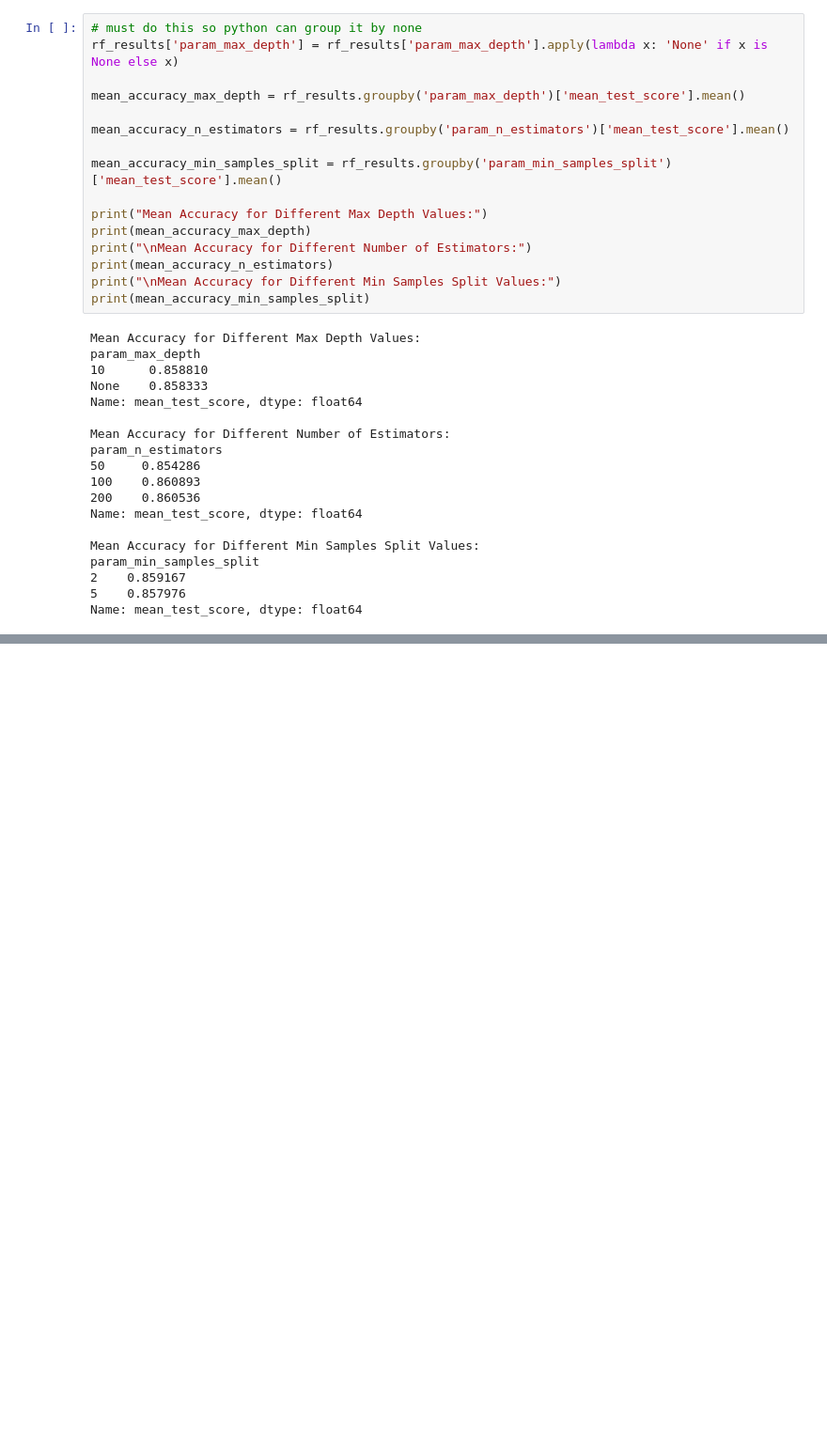
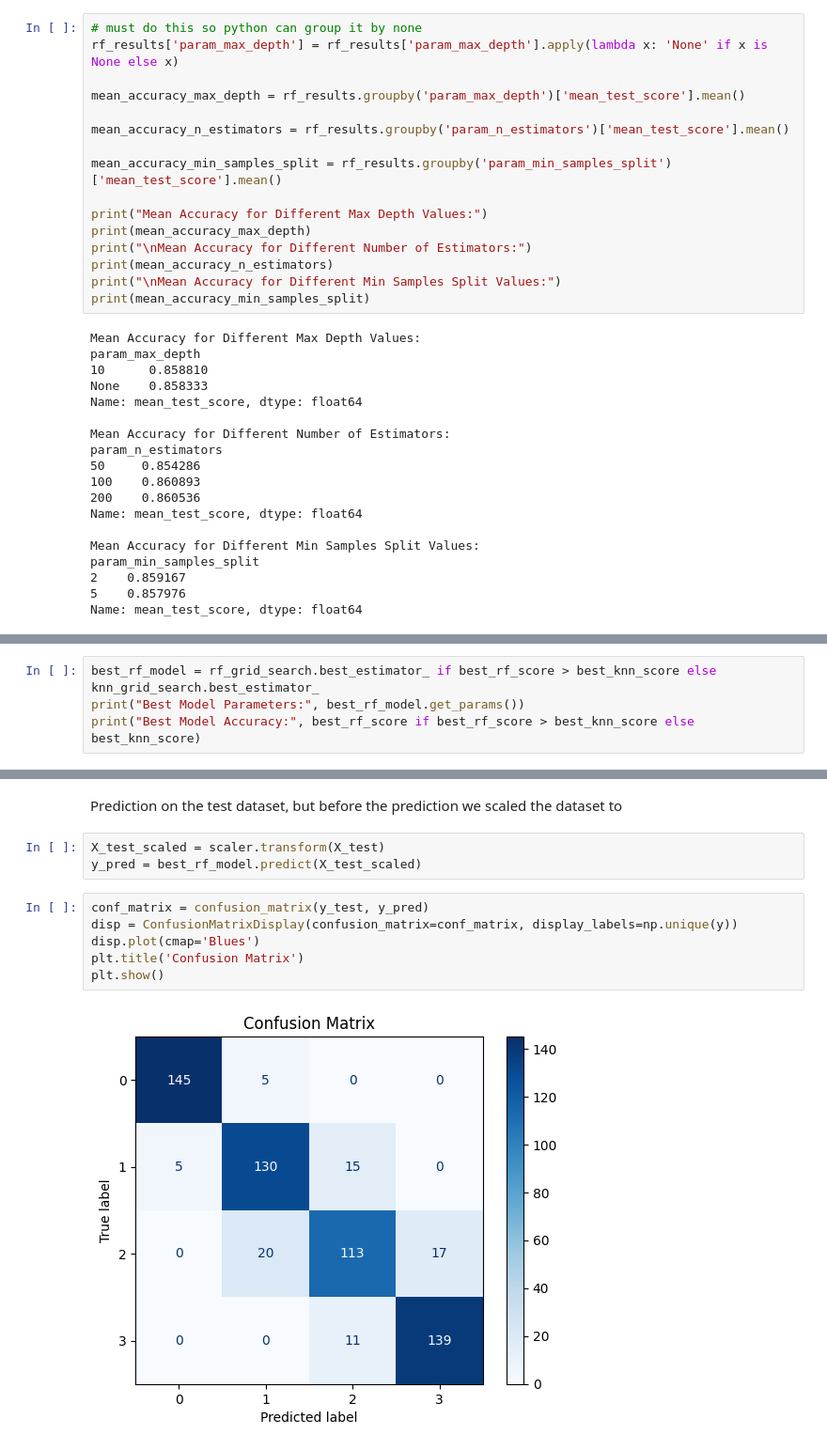
Before and after one commit to Emir515/Business-Intelligence-Assignment-2, a Jupyter notebook: BusinessIntelligence.ipynb, the cells around one changed output, grey strips where cells are left out. Shown at 94% size. Saved outputs shown, nothing was run; the diff lists cells and outputs as text; blank space fills up the shorter version.

```diff
--- a/BusinessIntelligence.ipynb
+++ b/BusinessIntelligence.ipynb
@@ -444,0 +452,4 @@ Name: mean_test_score, dtype: float64
+# %%
+best_rf_model = rf_grid_search.best_estimator_ if best_rf_score > best_knn_score else knn_grid_search.best_estimator_
+print("Best Model Parameters:", best_rf_model.get_params())
+print("Best Model Accuracy:", best_rf_score if best_rf_score > best_knn_score else best_knn_score)
@@ -444,0 +480,13 @@ Name: mean_test_score, dtype: float64
+# %% [markdown]
+Prediction on the test dataset, but before the prediction we scaled the dataset to
+# %%
+X_test_scaled = scaler.transform(X_test)
+y_pred = best_rf_model.predict(X_test_scaled)
+# %%
+conf_matrix = confusion_matrix(y_test, y_pred)
+disp = ConfusionMatrixDisplay(confusion_matrix=conf_matrix, display_labels=np.unique(y))
+disp.plot(cmap='Blues')
+plt.title('Confusion Matrix')
+plt.show()
+# %% [output]
+[figure, added]
```
Also changed, not shown: parts of 30 cells of this notebook.
